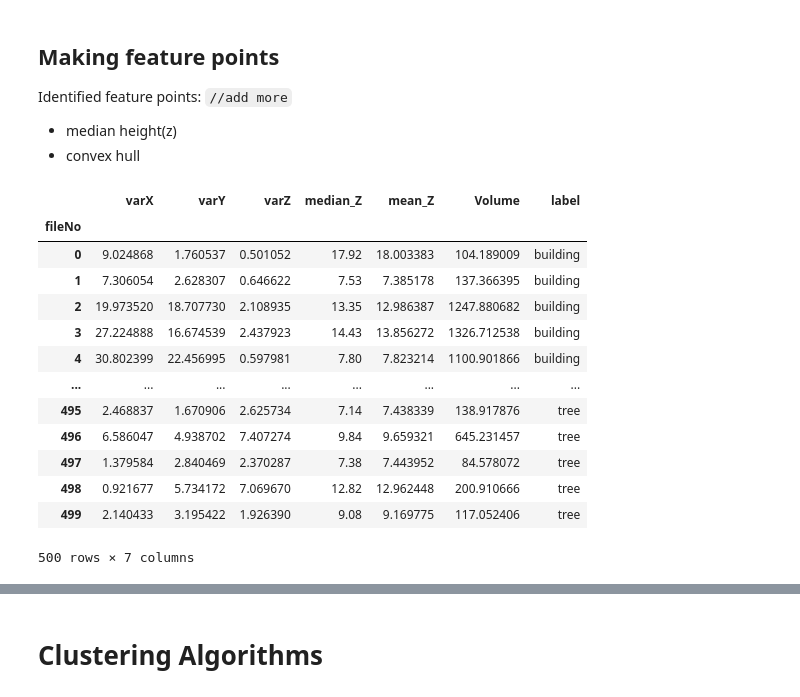
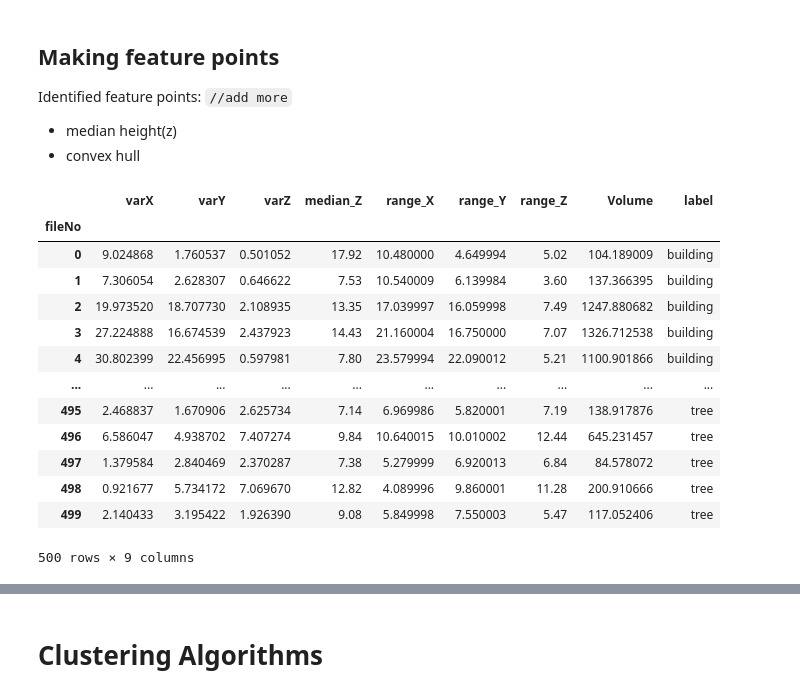
Before and after one commit to pratyush1611/GEO5017_Assignments, a Jupyter notebook: asg01.ipynb, the cells around one changed output, grey strips where cells are left out. Cells and saved outputs as stored; diff of their text form; code cells hidden in the pictures.

Commit message:
Update range of x,y,z as features and pair plotting

```diff
--- a/asg01.ipynb
+++ b/asg01.ipynb
@@ -107,5 +85,5 @@ allPointsDF.head()
 # %%
-allPointsDF.set_index('fileNo').loc[:,'x':'z']
+# allPointsDF.set_index('fileNo').loc[:,'x':'z']
 # %% [output]
 |  | x | y | z |
 | fileNo |  |  |  |
@@ -132,39 +110,46 @@ Identified feature points: `//add more`
 # %%
 def label_determiner(indx):
     labelToGive=None
     if indx>=0 and indx<100:
         labelToGive = 'building'
     elif indx>=100 and indx<200:
         labelToGive = 'car'
     elif indx>=200 and indx<300:
         labelToGive = 'fence'
     elif indx>=300 and indx<400:
         labelToGive = 'pole'
     elif indx>=400 and indx<500:
         labelToGive = 'tree'
     return labelToGive
 
 
 featureDF = allPointsDF.groupby('fileNo').var()
 featureDF.rename(columns={'x':'varX','y':'varY','z':'varZ'}, inplace=True)
 featureDF.loc[:,'median_Z'] = allPointsDF.groupby('fileNo').z.median()
-featureDF.loc[:,'mean_Z'] = allPointsDF.groupby('fileNo').z.mean()
+# featureDF.loc[:,'mean_Z'] = allPointsDF.groupby('fileNo').z.mean()
+
+# range of x,y,z
+featureDF.loc[:,'range_X'] = allPointsDF.groupby('fileNo').x.max() - allPointsDF.groupby('fileNo').x.min()
+featureDF.loc[:,'range_Y'] = allPointsDF.groupby('fileNo').y.max() - allPointsDF.groupby('fileNo').y.min()
+featureDF.loc[:,'range_Z'] = allPointsDF.groupby('fileNo').z.max() - allPointsDF.groupby('fileNo').z.min()
+
 featureDF.loc[:,'Volume'] = allPointsDF.set_index('fileNo').loc[:,'x':'z'].groupby('fileNo').apply(ConvexHull).apply(lambda x: x.volume)
 
 featureDF.loc[:,'label'] = featureDF.reset_index().fileNo.apply(label_determiner)
+featureDF.to_pickle('./scene_objects/featureData.pkl')
 featureDF
 # %% [output]
-|  | varX | varY | varZ | median_Z | mean_Z | Volume | label |
-| fileNo |  |  |  |  |  |  |  |
-| 0 | 9.024868 | 1.760537 | 0.501052 | 17.92 | 18.003383 | 104.189009 | building |
-| 1 | 7.306054 | 2.628307 | 0.646622 | 7.53 | 7.385178 | 137.366395 | building |
-| 2 | 19.973520 | 18.707730 | 2.108935 | 13.35 | 12.986387 | 1247.880682 | building |
-| 3 | 27.224888 | 16.674539 | 2.437923 | 14.43 | 13.856272 | 1326.712538 | building |
-| 4 | 30.802399 | 22.456995 | 0.597981 | 7.80 | 7.823214 | 1100.901866 | building |
-| ... | ... | ... | ... | ... | ... | ... | ... |
-| 495 | 2.468837 | 1.670906 | 2.625734 | 7.14 | 7.438339 | 138.917876 | tree |
-| 496 | 6.586047 | 4.938702 | 7.407274 | 9.84 | 9.659321 | 645.231457 | tree |
-| 497 | 1.379584 | 2.840469 | 2.370287 | 7.38 | 7.443952 | 84.578072 | tree |
-| 498 | 0.921677 | 5.734172 | 7.069670 | 12.82 | 12.962448 | 200.910666 | tree |
-| 499 | 2.140433 | 3.195422 | 1.926390 | 9.08 | 9.169775 | 117.052406 | tree |
+|  | varX | varY | varZ | median_Z | range_X | range_Y | range_Z | Volume | label |
+| fileNo |  |  |  |  |  |  |  |  |  |
+| 0 | 9.024868 | 1.760537 | 0.501052 | 17.92 | 10.480000 | 4.649994 | 5.02 | 104.189009 | building |
+| 1 | 7.306054 | 2.628307 | 0.646622 | 7.53 | 10.540009 | 6.139984 | 3.60 | 137.366395 | building |
+| 2 | 19.973520 | 18.707730 | 2.108935 | 13.35 | 17.039997 | 16.059998 | 7.49 | 1247.880682 | building |
+| 3 | 27.224888 | 16.674539 | 2.437923 | 14.43 | 21.160004 | 16.750000 | 7.07 | 1326.712538 | building |
+| 4 | 30.802399 | 22.456995 | 0.597981 | 7.80 | 23.579994 | 22.090012 | 5.21 | 1100.901866 | building |
+| ... | ... | ... | ... | ... | ... | ... | ... | ... | ... |
+| 495 | 2.468837 | 1.670906 | 2.625734 | 7.14 | 6.969986 | 5.820001 | 7.19 | 138.917876 | tree |
+| 496 | 6.586047 | 4.938702 | 7.407274 | 9.84 | 10.640015 | 10.010002 | 12.44 | 645.231457 | tree |
+| 497 | 1.379584 | 2.840469 | 2.370287 | 7.38 | 5.279999 | 6.920013 | 6.84 | 84.578072 | tree |
+| 498 | 0.921677 | 5.734172 | 7.069670 | 12.82 | 4.089996 | 9.860001 | 11.28 | 200.910666 | tree |
+| 499 | 2.140433 | 3.195422 | 1.926390 | 9.08 | 5.849998 | 7.550003 | 5.47 | 117.052406 | tree |
-500 rows × 7 columns
+500 rows × 9 columns
```
Also changed, not shown: parts of 9 cells of this notebook, 1 other file.
